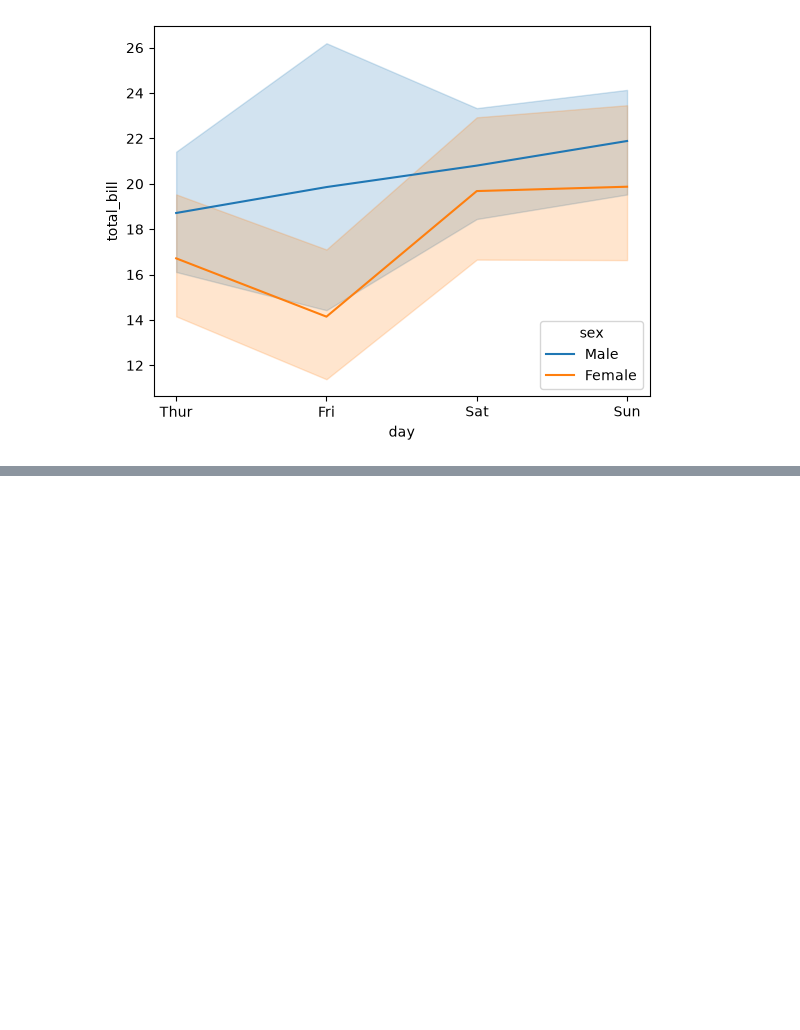
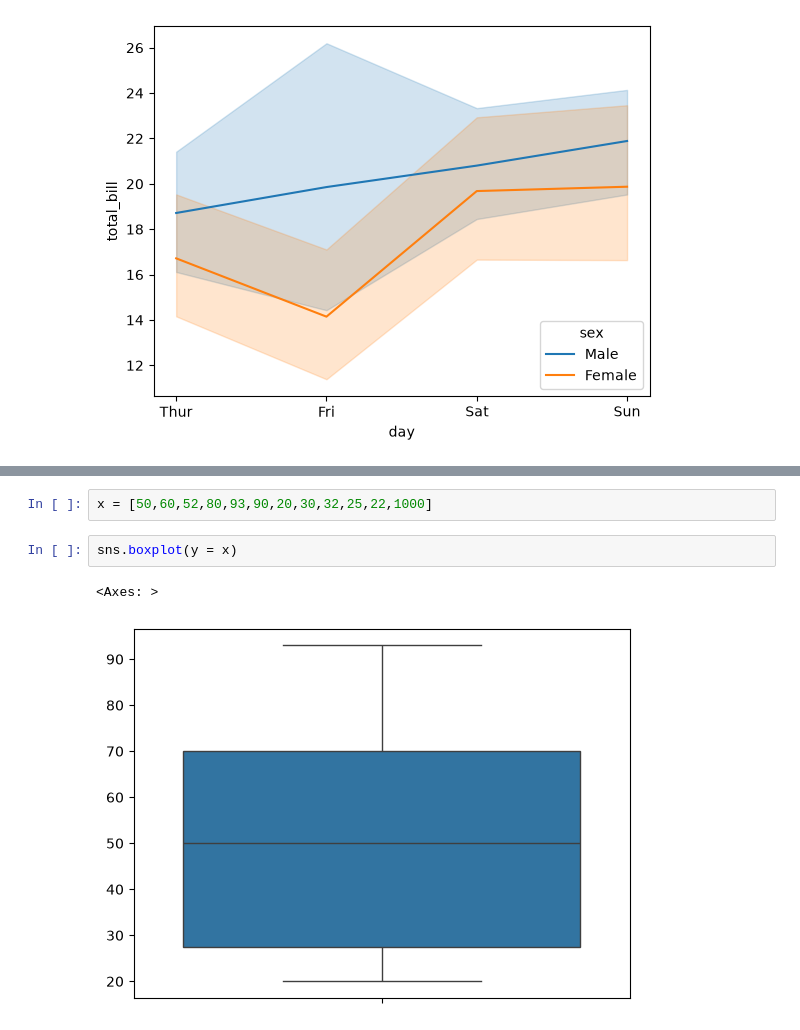
Before and after one commit to memonY49/SMIT-AI-DS-Batch-4, a Jupyter notebook: Seaborn_practice.ipynb, the cells around one changed output, grey strips where cells are left out. Drawn from its saved outputs; the diff is of its cells as text; blank space fills up the shorter version.

```diff
--- a/Seaborn_practice.ipynb
+++ b/Seaborn_practice.ipynb
@@ -156,0 +160,7 @@ sns.lineplot(tips, x='day',y='total_bill',hue ='sex')
+# %%
+x = [50,60,52,80,93,90,20,30,32,25,22,1000]
+# %%
+sns.boxplot(y = x)
+# %% [output]
+<Axes: >
+[figure, added]
```
Also changed, not shown: parts of 8 cells of this notebook, 2 other files.
